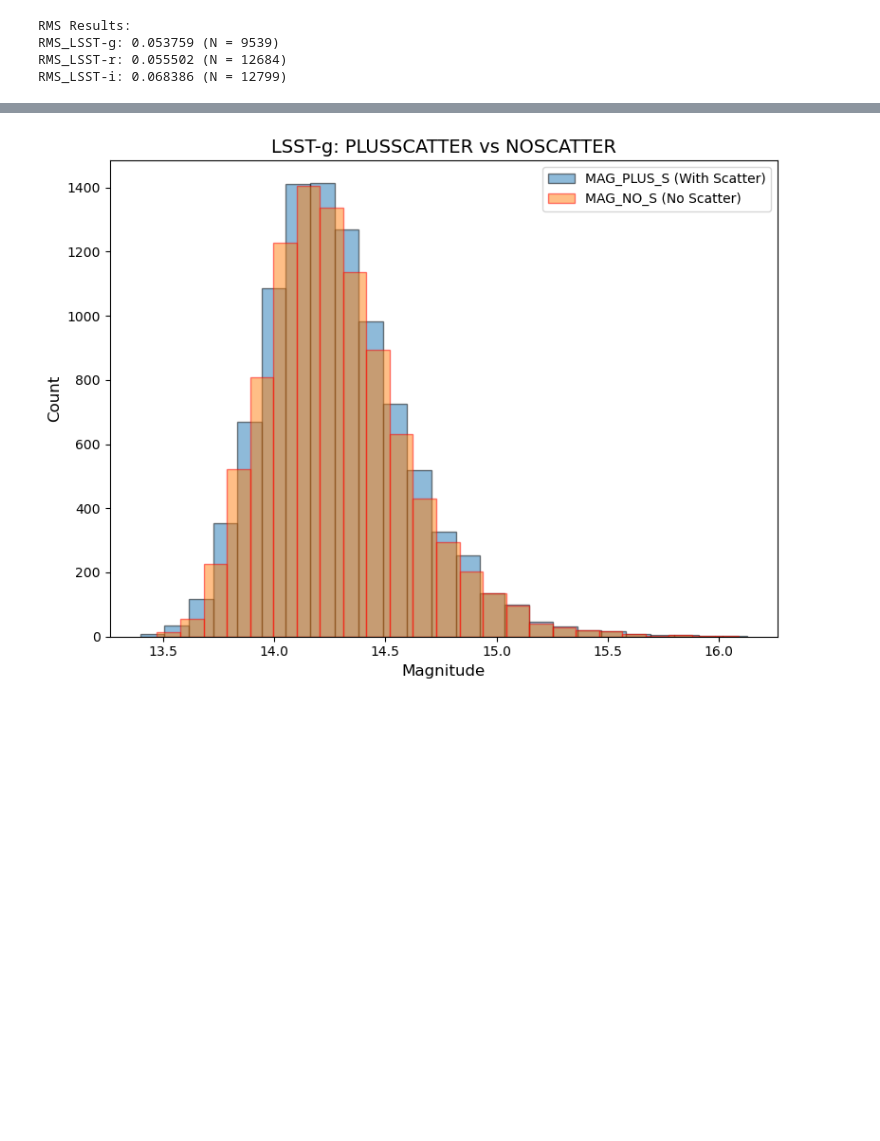
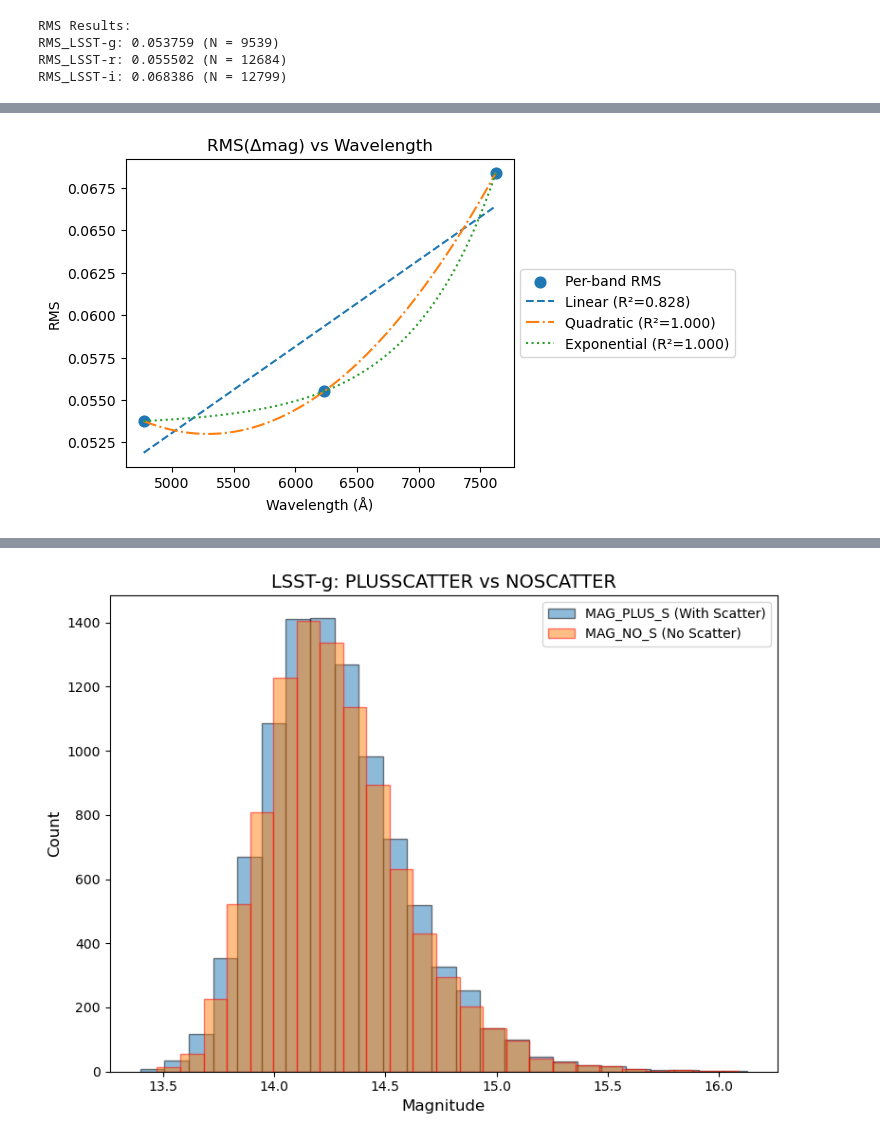
Before and after one commit to chernya4/pippin_learn, a Jupyter notebook: MYC21_080525_SIM_DELR_SAT10mil_10k.ipynb, the cells around one changed output, grey strips where cells are left out. Cells and saved outputs as stored; diff of their text form; code cells hidden in the pictures; blank space fills up the shorter version.

Commit message:
Did some relationship analysis with RMS as a function of lambda

```diff
--- a/MYC21_080525_SIM_DELR_SAT10mil_10k.ipynb
+++ b/MYC21_080525_SIM_DELR_SAT10mil_10k.ipynb
@@ -285,0 +296,76 @@ RMS_LSST-i: 0.068386 (N = 12799)
+# %%
+BAND_LAMBDA = {
+    "LSST-g": 4770,
+    "LSST-r": 6231,
+    "LSST-i": 7625
+}
+
+# Make empty lists
+wavelengths = []
+rms_values = []
+
+# Loop through each tuple in rms_results
+for band, N, rms in rms_results:
+    # Look up the wavelength for this band
+    # NOTE: BAND_LAMBDA is a dictionary mapping band names to wavelengths
+    wavelength = BAND_LAMBDA[band]
+    wavelengths.append(wavelength)
+
+    # Add the RMS value
+    rms_values.append(rms)
+
+
+wavelengths = np.array(wavelengths)
+rms_values  = np.array(rms_values)
+
+# ---- Linear fit RMS(λ) = a*λ + b
+a1, b1 = np.polyfit(wavelengths, rms_values, deg=1)
+y_lin = a1 * wavelengths + b1
+r2_lin = 1 - np.sum((rms_values - y_lin)**2) / np.sum((rms_values - np.mean(rms_values))**2)
+
+# ---- Quadratic fit RMS(λ) = c*λ² + a*λ + b
+c2, a2, b2 = np.polyfit(wavelengths, rms_values, deg=2)
+y_quad = c2 * wavelengths**2 + a2 * wavelengths + b2
+r2_quad = 1 - np.sum((rms_values - y_quad)**2) / np.sum((rms_values - np.mean(rms_values))**2)
+
+# ---- Exponential fit: RMS(λ) = a * exp(b * λ) + c
+# Had to use lambda_val instead of lambda
+# because lambda is a reserved keyword in Python.
+def exp_func(lambda_val, a, b, c):
+    return a * np.exp(b * lambda_val) + c
+
+#NOTE: p0 provides initial guesses for a, b, c
+popt, _ = curve_fit(exp_func, wavelengths, rms_values, p0=(0.01, 0.0001, 0.05))
+a_exp, b_exp, c_exp = popt
+y_exp = exp_func(wavelengths, *popt)
+r2_exp = 1 - np.sum((rms_values - y_exp)**2) / np.sum((rms_values - np.mean(rms_values))**2)
+
+# ---- Calculating values that will be part of our fit curves.
+lambda_values = np.linspace(wavelengths.min(), wavelengths.max(), 300)
+y_lin_grid  = a1 * lambda_values + b1
+y_quad_grid = c2 * lambda_values**2 + a2 * lambda_values + b2
+y_exp_grid  = exp_func(lambda_values, popt[0], popt[1], popt[2])
+# ---- Plot
+plt.figure(figsize=(5,4))
+plt.scatter(wavelengths, rms_values, s=60, label="Per-band RMS")
+plt.plot(lambda_values, y_lin_grid,  "--", label=f"Linear (R²={r2_lin:.3f})")
+plt.plot(lambda_values, y_quad_grid, "-.", label=f"Quadratic (R²={r2_quad:.3f})")
+plt.plot(lambda_values, y_exp_grid,   ":", label=f"Exponential (R²={r2_exp:.3f})")
+
+plt.xlabel("Wavelength (Å)")
+plt.ylabel("RMS")
+plt.title("RMS(Δmag) vs Wavelength")
+plt.legend(loc="center left", bbox_to_anchor=(1, 0.5))
+plt.show()
+
+# ---- Print results
+print("Linear fit:  RMS(λ) = a*λ + b")
+print(f"  a = {a1:.6e}, b = {b1:.6f}, R² = {r2_lin:.3f}")
+
+print("\nQuadratic fit:  RMS(λ) = c*λ² + a*λ + b")
+print(f"  c = {c2:.6e}, a = {a2:.6e}, b = {b2:.6f}, R² = {r2_quad:.3f}")
+
+print("\nExponential fit: RMS(λ) = a * exp(b * λ) + c")
+print(f"  a = {a_exp:.6e}, b = {b_exp:.6e}, c = {c_exp:.6f}, R² = {r2_exp:.3f}")
+# %% [output]
+[figure, added]
```
Also changed, not shown: parts of 4 cells of this notebook.
